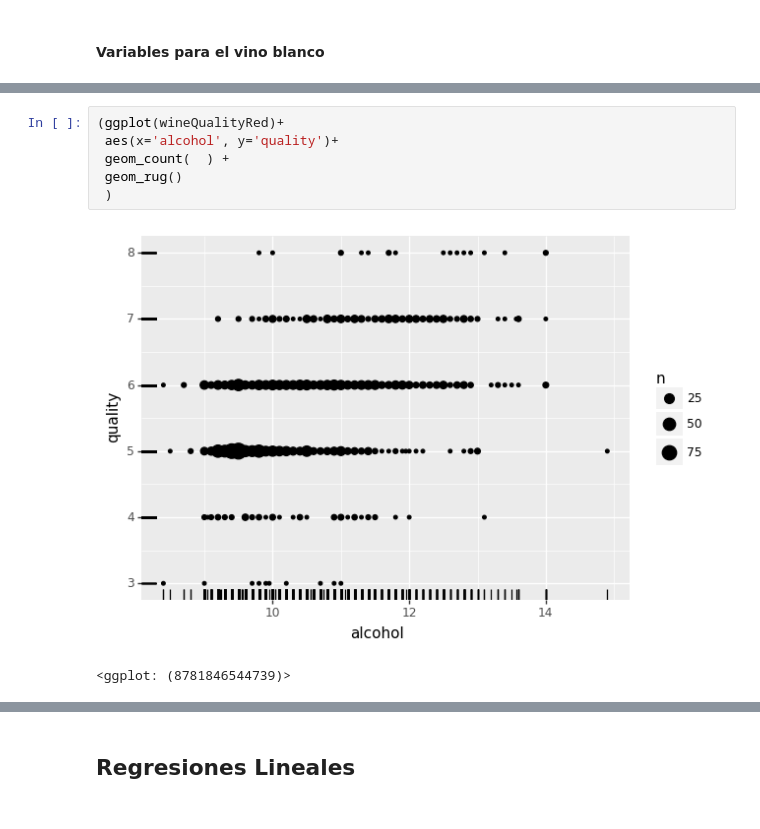
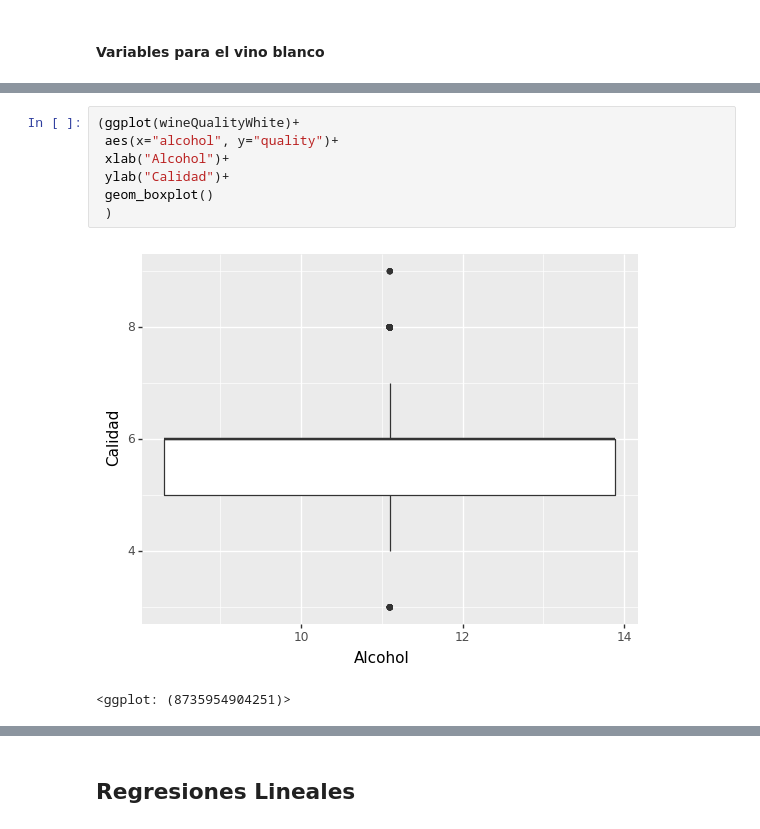
Before and after one commit to Slinking196/Inteligencia-Artificial, a Jupyter notebook: Copia_de_Labortorio_2.ipynb, the cells around one changed output, grey strips where cells are left out. Cells and saved outputs as stored; diff of their text form.

```diff
--- a/Copia_de_Labortorio_2.ipynb
+++ b/Copia_de_Labortorio_2.ipynb
@@ -187,9 +203,10 @@ sns.heatmap(data=correlation,mask=mask,square=True,annot=True,cbar=True,cmap="Yl
 # %%
-(ggplot(wineQualityRed)+
- aes(x='alcohol', y='quality')+
- geom_count(  ) +
- geom_rug()
+(ggplot(wineQualityWhite)+
+ aes(x="alcohol", y="quality")+
+ xlab("Alcohol")+
+ ylab("Calidad")+
+ geom_boxplot()
  )
 # %% [output]
-[figure, old version]
+[figure, new version]
-<ggplot: (8781846544739)>
+<ggplot: (8735954904251)>
```
Also changed, not shown: parts of 47 cells of this notebook.
